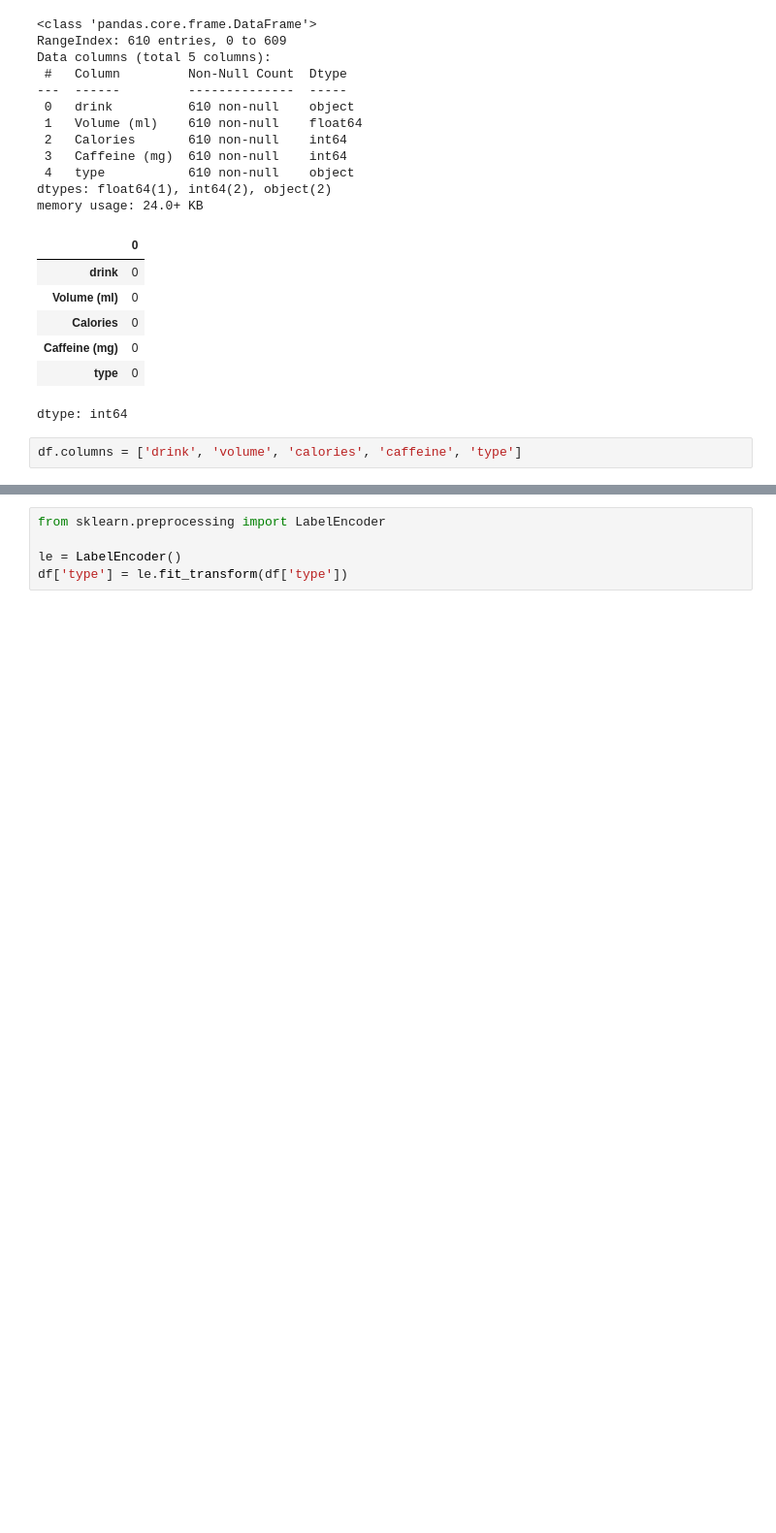
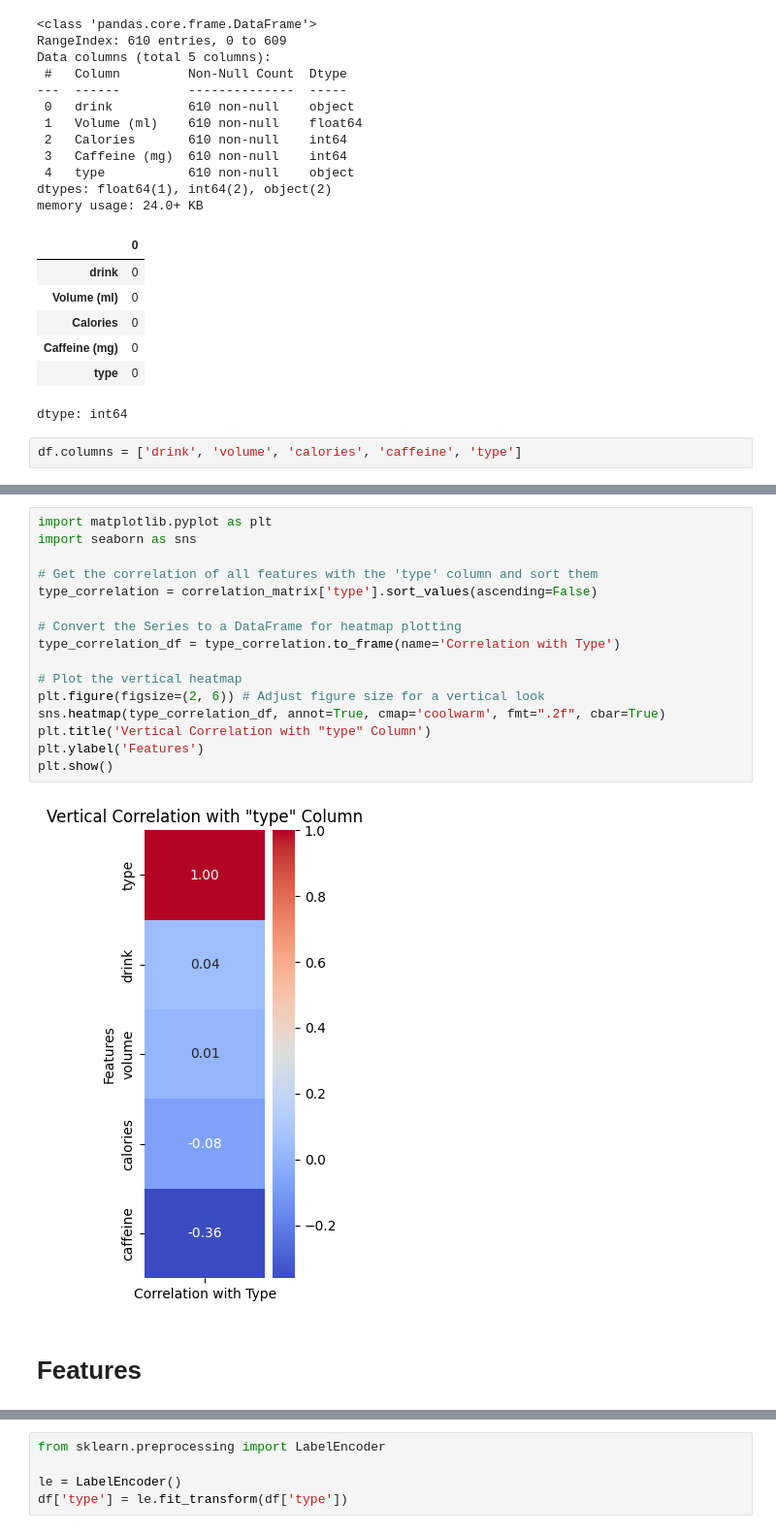
Before and after one commit to Pradipta2/uts-bi, a Jupyter notebook: UTS_BI.ipynb, the cells around one changed output, grey strips where cells are left out. Shown at 97% size. Cells and saved outputs as stored; diff of their text form; blank space fills up the shorter version.

```diff
--- a/UTS_BI.ipynb
+++ b/UTS_BI.ipynb
@@ -50,0 +98,20 @@ df.columns = ['drink', 'volume', 'calories', 'caffeine', 'type']
+# %%
+import matplotlib.pyplot as plt
+import seaborn as sns
+
+# Get the correlation of all features with the 'type' column and sort them
+type_correlation = correlation_matrix['type'].sort_values(ascending=False)
+
+# Convert the Series to a DataFrame for heatmap plotting
+type_correlation_df = type_correlation.to_frame(name='Correlation with Type')
+
+# Plot the vertical heatmap
+plt.figure(figsize=(2, 6)) # Adjust figure size for a vertical look
+sns.heatmap(type_correlation_df, annot=True, cmap='coolwarm', fmt=".2f", cbar=True)
+plt.title('Vertical Correlation with "type" Column')
+plt.ylabel('Features')
+plt.show()
+# %% [output]
+[figure, added]
+# %% [markdown]
+# Features
```
Also changed, not shown: parts of 16 cells of this notebook.
